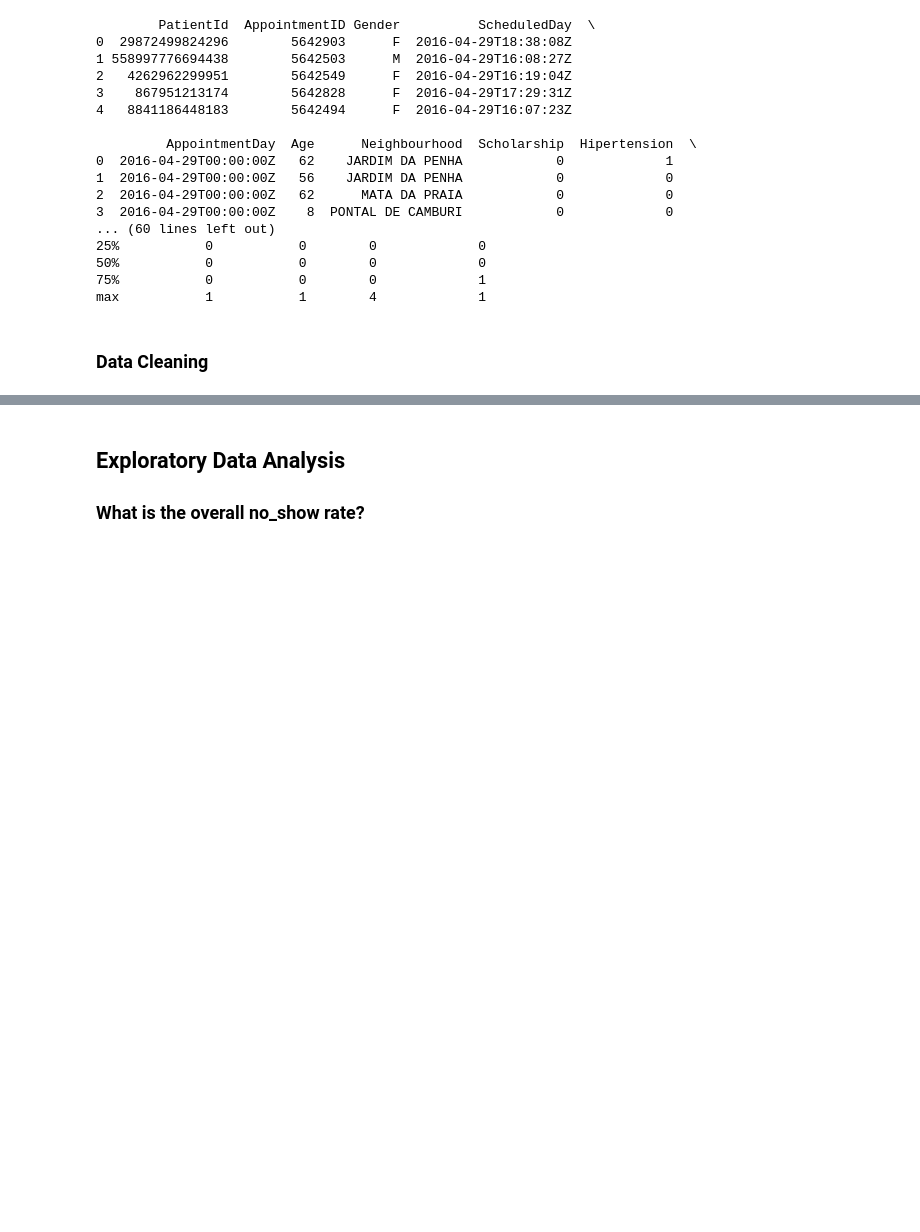
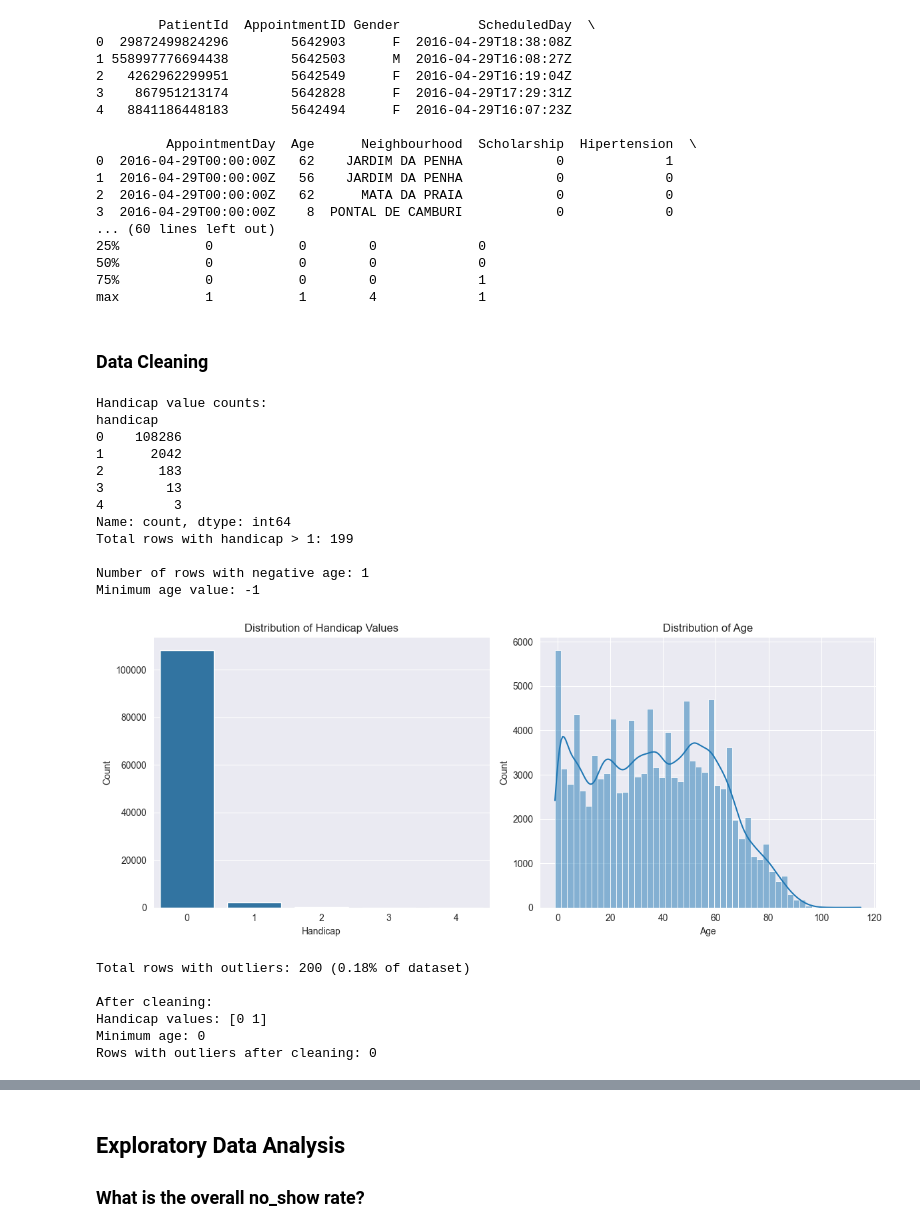
Before and after one commit to oYazan/InvestigateDataset, a Jupyter notebook: Investigate_a_Dataset.ipynb, the cells around one changed output, grey strips where cells are left out. Cells and saved outputs as stored; diff of their text form; code cells hidden in the pictures; blank space fills up the shorter version.

Commit message:
Added an explanation for the .describe() statistics to help interpret the summary, Checked how many rows are affected by outliers and handle them.

```diff
--- a/Investigate_a_Dataset.ipynb
+++ b/Investigate_a_Dataset.ipynb
@@ -91,0 +101,75 @@ df = df.rename(columns={
+# %%
+# Fixing column names
+df.columns = df.columns.str.lower().str.replace('-', '_')
+# Fixing data types
+df['scheduledday'] = pd.to_datetime(df['scheduledday'])
+df['appointmentday'] = pd.to_datetime(df['appointmentday'])
+df['no_show'] = df['no_show'].replace({'Yes': 1, 'No': 0}).astype('int8')# Rename columns that has typos
+df = df.rename(columns={
+    'hipertension': 'hypertension',
+    'handcap': 'handicap'
+})
+# Check outliers in handicap column
+handicap_counts = df['handicap'].value_counts().sort_index()
+print("Handicap value counts:")
+print(handicap_counts)
+print(f"Total rows with handicap > 1: {df[df['handicap'] > 1].shape[0]}")
+
+# Check outliers in age column
+negative_age_count = df[df['age'] < 0].shape[0]
+print(f"\nNumber of rows with negative age: {negative_age_count}")
+print(f"Minimum age value: {df['age'].min()}")
+
+# Visualize the distribution of outlier columns
+plt.figure(figsize=(12, 5))
+
+plt.subplot(1, 2, 1)
+sns.countplot(x='handicap', data=df)
+plt.title('Distribution of Handicap Values')
+plt.xlabel('Handicap')
+plt.ylabel('Count')
+
+plt.subplot(1, 2, 2)
+sns.histplot(df['age'], bins=50, kde=True)
+plt.title('Distribution of Age')
+plt.xlabel('Age')
+plt.ylabel('Count')
+plt.tight_layout()
+plt.show()
+
+# Count rows with outliers
+outlier_rows = df[(df['handicap'] > 1) | (df['age'] < 0)].shape[0]
+print(f"Total rows with outliers: {outlier_rows} ({outlier_rows/len(df):.2%} of dataset)")
+
+# Fix handicap by convert to binary (0 or 1)
+df_clean = df.copy()
+df_clean['handicap'] = df_clean['handicap'].apply(lambda x: 1 if x > 0 else 0)
+
+# Fix negative ages by replace with median age
+median_age = df[df['age'] >= 0]['age'].median()
+df_clean.loc[df_clean['age'] < 0, 'age'] = median_age
+
+print("\nAfter cleaning:")
+print(f"Handicap values: {df_clean['handicap'].unique()}")
+print(f"Minimum age: {df_clean['age'].min()}")
+print(f"Rows with outliers after cleaning: {df_clean[(df_clean['handicap'] > 1) | (df_clean['age'] < 0)].shape[0]}")
+# %% [output]
+Handicap value counts:
+handicap
+0    108286
+1      2042
+2       183
+3        13
+4         3
+Name: count, dtype: int64
+Total rows with handicap > 1: 199
+
+Number of rows with negative age: 1
+Minimum age value: -1
+[figure, added]
+Total rows with outliers: 200 (0.18% of dataset)
+
+After cleaning:
+Handicap values: [0 1]
+Minimum age: 0
+Rows with outliers after cleaning: 0
```
Also changed, not shown: parts of 6 cells of this notebook, 1 other file.
